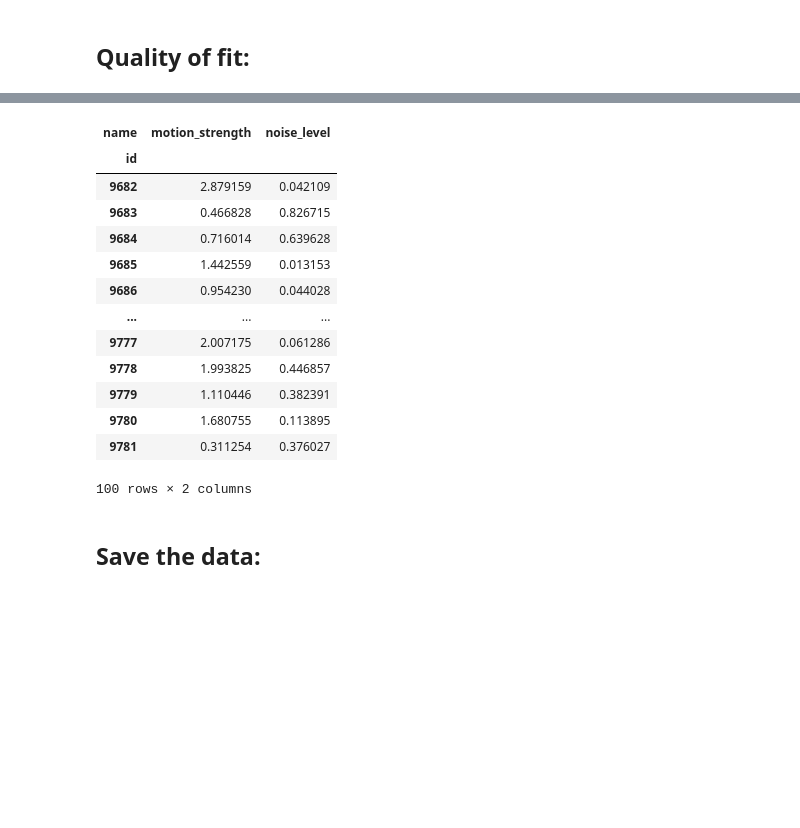
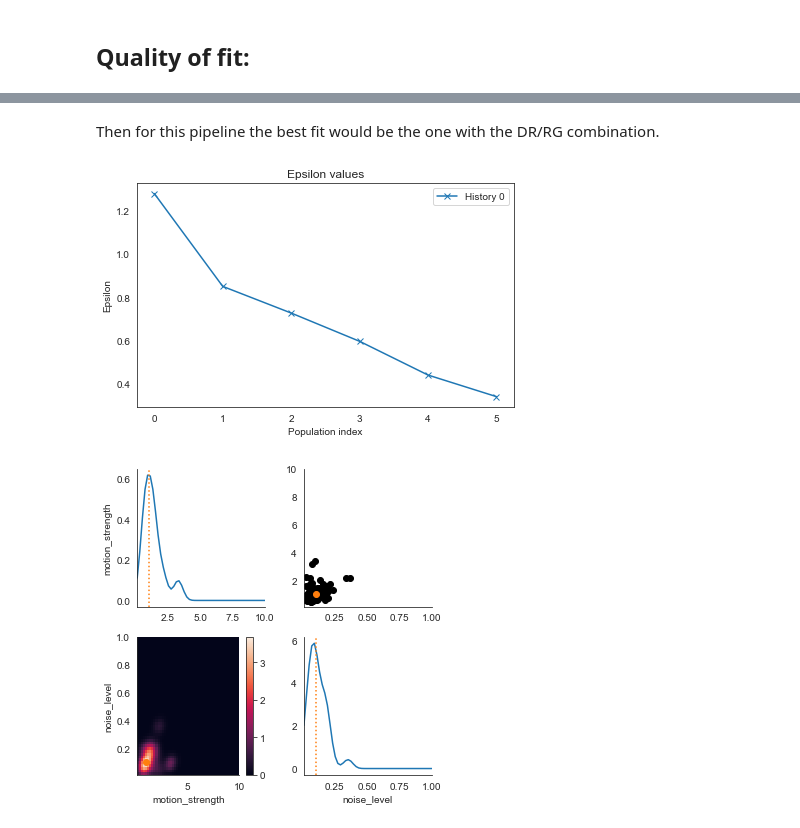
Before and after one commit to sebgoti/Cell-Motility-System-for-the-CPM, a Jupyter notebook: SS_Matrix.ipynb, the cells around one changed output, grey strips where cells are left out. Cells and saved outputs as stored; diff of their text form; code cells hidden in the pictures; blank space fills up the shorter version.

```diff
--- a/SS_Matrix.ipynb
+++ b/SS_Matrix.ipynb
@@ -430,19 +771,0 @@ np.random.seed(0)
-# %%
-df
-# %% [output]
-| name | motion_strength | noise_level |
-| id |  |  |
-| 9682 | 2.879159 | 0.042109 |
-| 9683 | 0.466828 | 0.826715 |
-| 9684 | 0.716014 | 0.639628 |
-| 9685 | 1.442559 | 0.013153 |
-| 9686 | 0.954230 | 0.044028 |
-| ... | ... | ... |
-| 9777 | 2.007175 | 0.061286 |
-| 9778 | 1.993825 | 0.446857 |
-| 9779 | 1.110446 | 0.382391 |
-| 9780 | 1.680755 | 0.113895 |
-| 9781 | 0.311254 | 0.376027 |
-100 rows × 2 columns
-# %% [markdown]
-## Save the data:
@@ -450,0 +772,15 @@ df
+# %% [markdown]
+Then for this pipeline the best fit would be the one with the DR/RG combination.
+# %%
+db_path = "sqlite:///" + "DR_RG100.db"
+true_pars = {'motion_strength': 1.0, 'noise_level': 0.1}
+limits = {key: (0.1 * val, 10 * val) for key, val in true_pars.items()}
+
+h = pyabc.History(db_path)
+pyabc.visualization.plot_epsilons(h)
+df, w = h.get_distribution(t=5)
+pyabc.visualization.plot_kde_matrix(df, w, limits=limits, refval=true_pars)
+plt.show()
+# %% [output]
+[figure, added]
+[figure, added]
```
Also changed, not shown: parts of 38 cells of this notebook, 32 other files.
